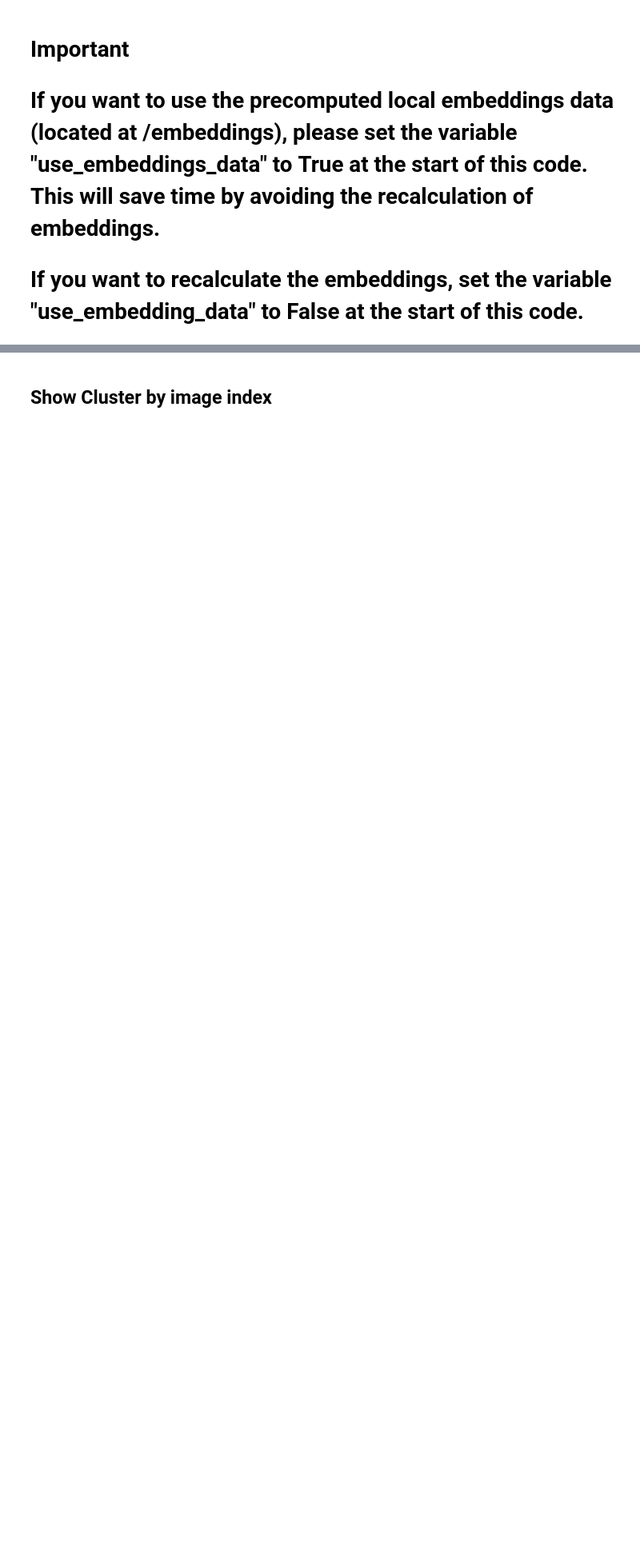
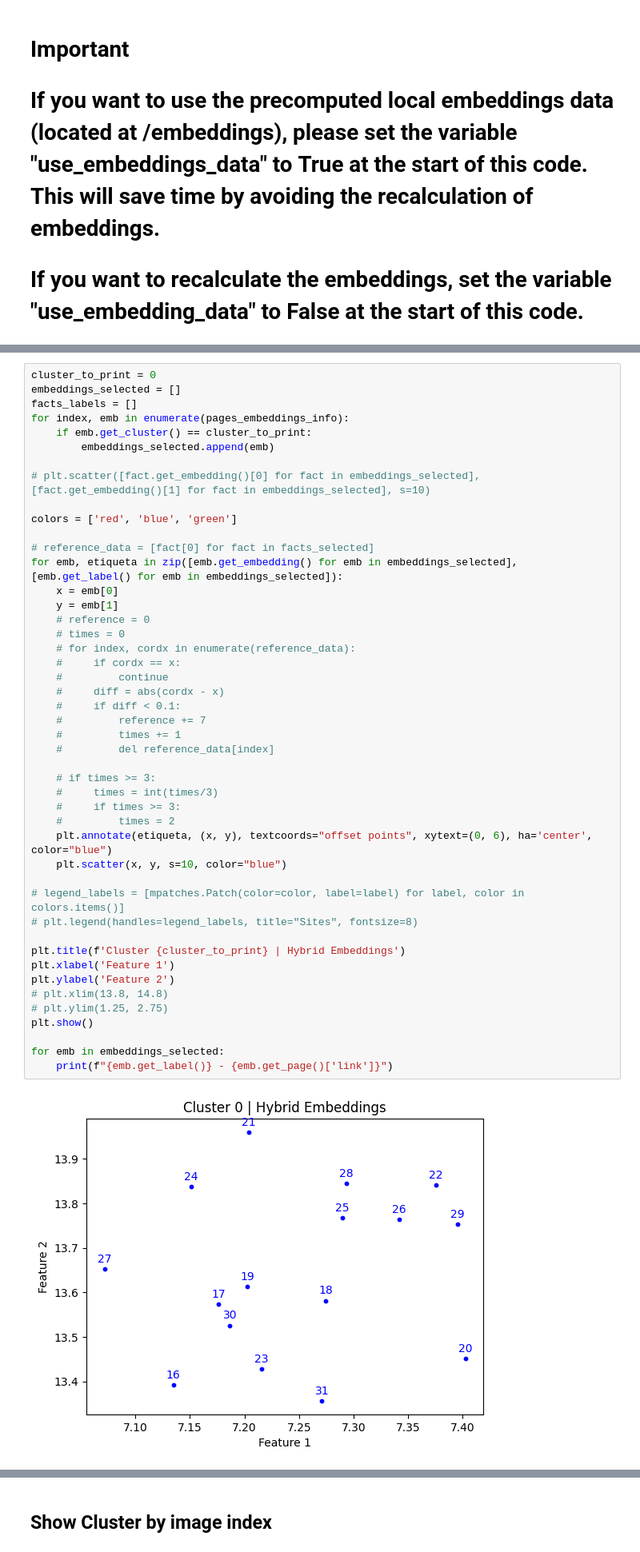
Before and after one commit to MolodyGs/Multimodal-News-Data-Collection, a Jupyter notebook: src/models/hybrid_model/hybrid_model.ipynb, the cells around one changed output, grey strips where cells are left out. Shown at 80% size. Cells and saved outputs as stored; diff of their text form; blank space fills up the shorter version.

Commit message:
feat: better representation for hybrid models

```diff
--- a/src/models/hybrid_model/hybrid_model.ipynb
+++ b/src/models/hybrid_model/hybrid_model.ipynb
@@ -273,0 +322,48 @@ for index in facts_labels:
+# %%
+cluster_to_print = 0
+embeddings_selected = []
+facts_labels = []
+for index, emb in enumerate(pages_embeddings_info):
+    if emb.get_cluster() == cluster_to_print:
+        embeddings_selected.append(emb)
+
+# plt.scatter([fact.get_embedding()[0] for fact in embeddings_selected], [fact.get_embedding()[1] for fact in embeddings_selected], s=10)
+
+colors = ['red', 'blue', 'green']
+
+# reference_data = [fact[0] for fact in facts_selected]
+for emb, etiqueta in zip([emb.get_embedding() for emb in embeddings_selected], [emb.get_label() for emb in embeddings_selected]):
+    x = emb[0]
+    y = emb[1]
+    # reference = 0
+    # times = 0
+    # for index, cordx in enumerate(reference_data):
+    #     if cordx == x:
+    #         continue
+    #     diff = abs(cordx - x)
+    #     if diff < 0.1:
+    #         reference += 7
+    #         times += 1
+    #         del reference_data[index]
+
+    # if times >= 3:
+    #     times = int(times/3)
+    #     if times >= 3:
+    #         times = 2
+    plt.annotate(etiqueta, (x, y), textcoords="offset points", xytext=(0, 6), ha='center', color="blue")
+    plt.scatter(x, y, s=10, color="blue")
+
+# legend_labels = [mpatches.Patch(color=color, label=label) for label, color in colors.items()]
+# plt.legend(handles=legend_labels, title="Sites", fontsize=8)
+
+plt.title(f'Cluster {cluster_to_print} | Hybrid Embeddings')
+plt.xlabel('Feature 1')
+plt.ylabel('Feature 2')
+# plt.xlim(13.8, 14.8)
+# plt.ylim(1.25, 2.75)
+plt.show()
+
+for emb in embeddings_selected:
+    print(f"{emb.get_label()} - {emb.get_page()['link']}")
+# %% [output]
+[figure, added]
```
Also changed, not shown: parts of 24 cells of this notebook.
